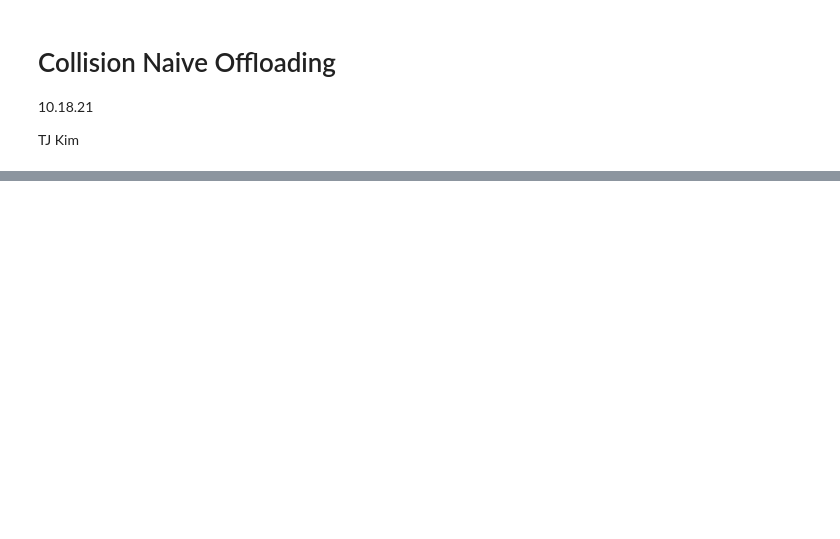
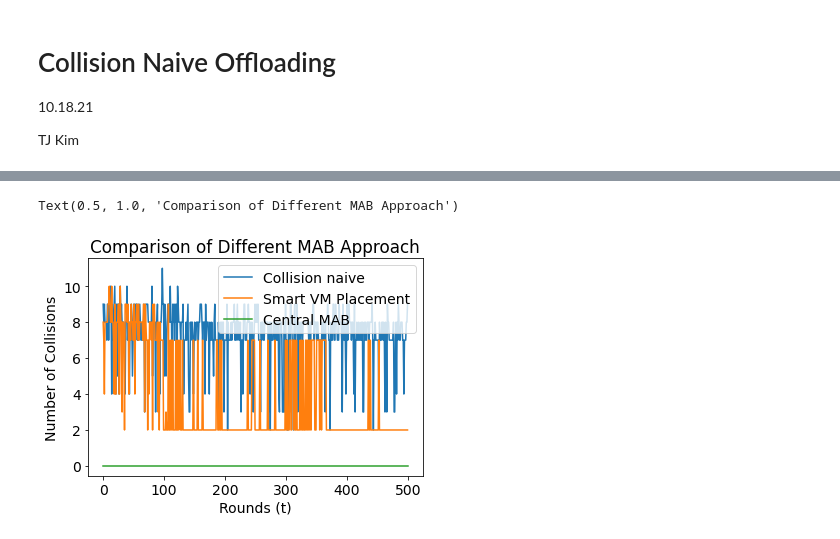
Before and after one commit to tj-kim/DistMEC, a Jupyter notebook: jupyter_notebooks/21_10_18 P2 Collision Naive Offloading.ipynb, the cells around one changed output, grey strips where cells are left out. Saved outputs shown, nothing was run; the diff lists cells and outputs as text; code cells hidden in the pictures; blank space fills up the shorter version.

Commit message:
collision plot added

```diff
--- a/jupyter_notebooks/21_10_18 P2 Collision Naive Offloading.ipynb
+++ b/jupyter_notebooks/21_10_18 P2 Collision Naive Offloading.ipynb
@@ -15,7 +15,7 @@ import copy
 T = 500
 num_usrs = 15
 num_apps = 3
-num_svrs = 15
+num_svrs = 8
 usr_app_id = [0,0,0,0,0,1,1,1,1,1,2,2,2,2,2] # Tying each user to application type
 # %%
 # Offline optimal to calculate regret
@@ -429,0 +429,17 @@ action3
+# %%
+font = {'family' : 'normal',
+        'weight' : 'normal',
+        'size'   : 14}
+
+plt.rc('font', **font)
+
+plt.plot(range(T),collision1,label="Collision naive")
+plt.plot(range(T),collision2,label='Smart VM Placement')
+plt.plot(range(T),collision3,label='Central MAB')
+plt.legend()
+plt.xlabel('Rounds (t)')
+plt.ylabel('Number of Collisions')
+plt.title('Comparison of Different MAB Approach')
+# %% [output]
+Text(0.5, 1.0, 'Comparison of Different MAB Approach')
+[figure, added]
```
Also changed, not shown: parts of 6 cells of this notebook, 2 other files.
